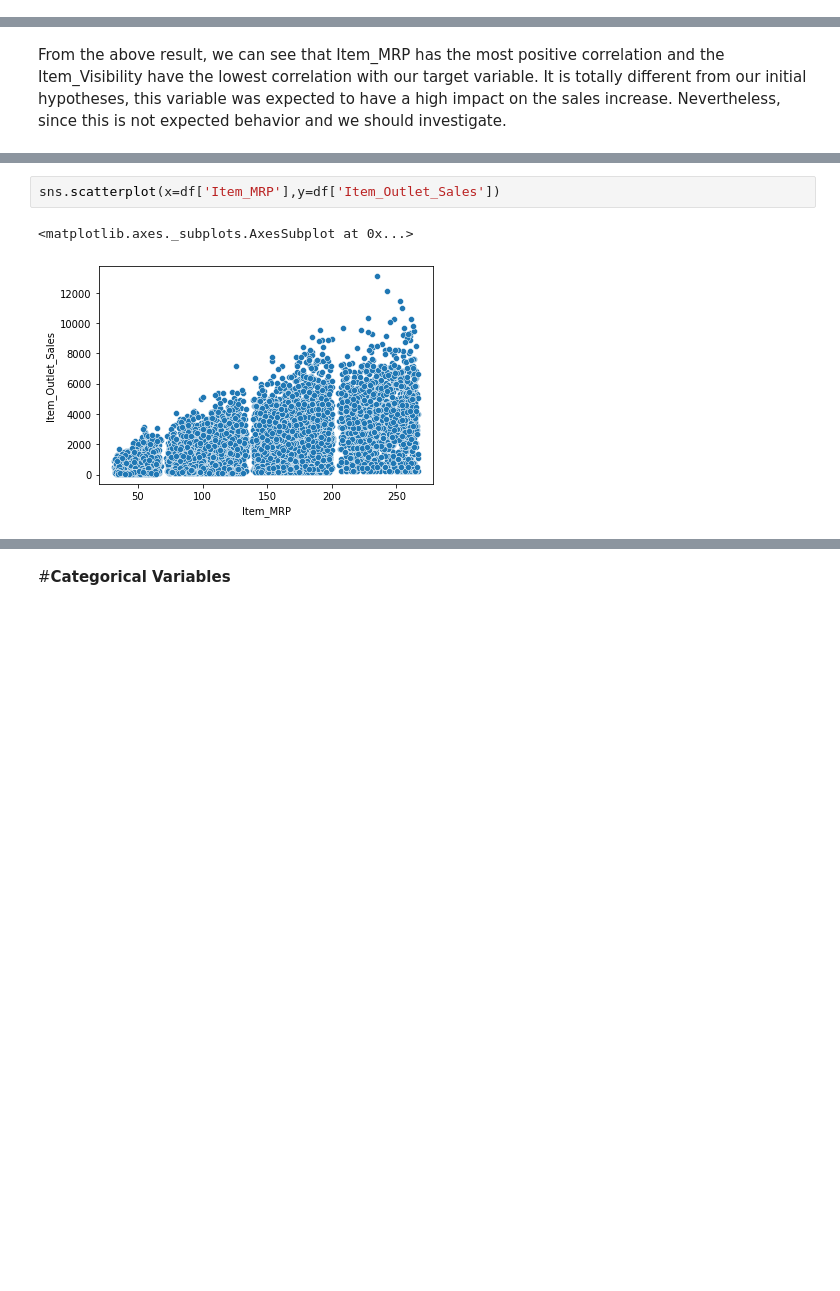
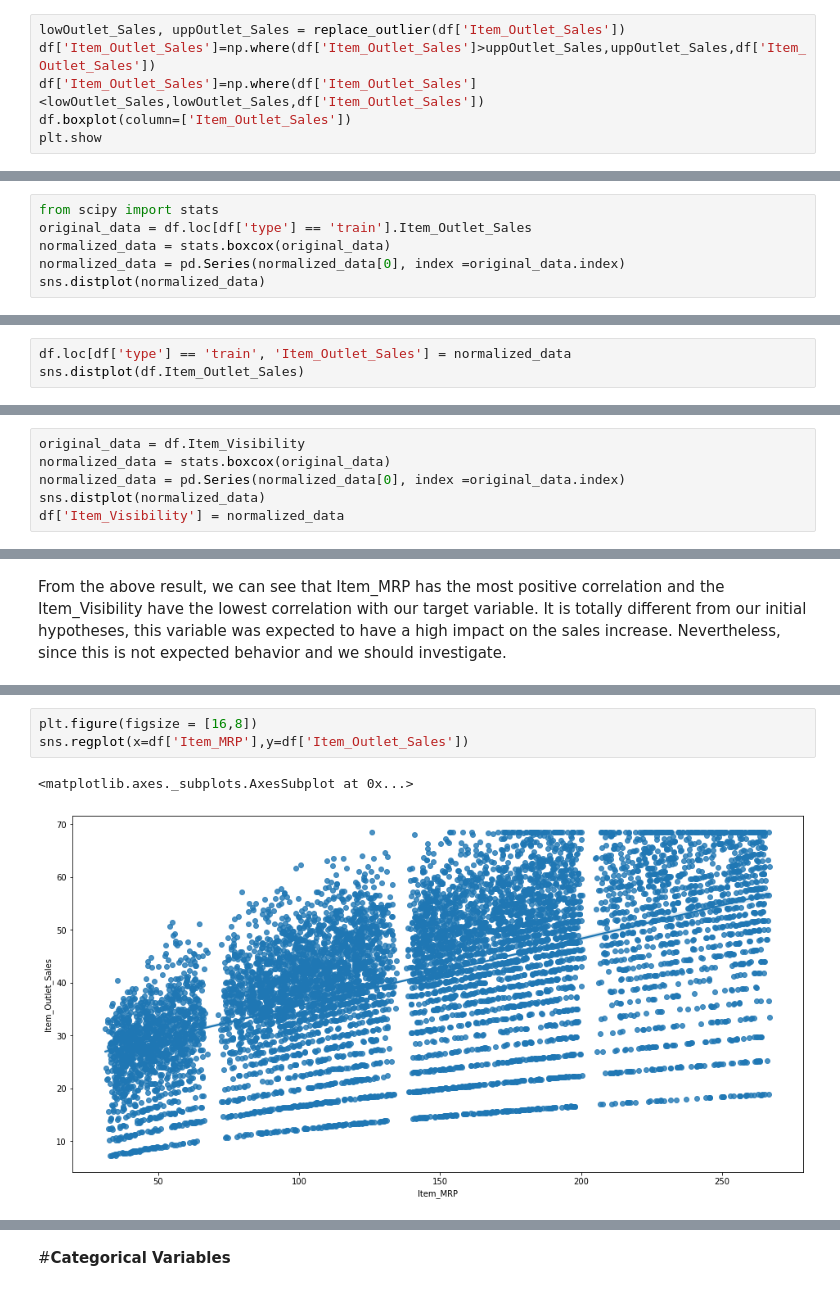
Before and after one commit to ABDELLAH-Hallou/BigMart-outlet-sales-prediction, a Jupyter notebook: BigMart_outlet_sales_prediction.ipynb, the cells around one changed output, grey strips where cells are left out. Drawn from its saved outputs; the diff is of its cells as text; blank space fills up the shorter version.

```diff
--- a/BigMart_outlet_sales_prediction.ipynb
+++ b/BigMart_outlet_sales_prediction.ipynb
@@ -676,0 +670,6 @@ plt.show
+# %%
+lowOutlet_Sales, uppOutlet_Sales = replace_outlier(df['Item_Outlet_Sales'])
+df['Item_Outlet_Sales']=np.where(df['Item_Outlet_Sales']>uppOutlet_Sales,uppOutlet_Sales,df['Item_Outlet_Sales'])
+df['Item_Outlet_Sales']=np.where(df['Item_Outlet_Sales']<lowOutlet_Sales,lowOutlet_Sales,df['Item_Outlet_Sales'])
+df.boxplot(column=['Item_Outlet_Sales'])
+plt.show
@@ -683,0 +700,6 @@ sns.distplot(df.Item_Outlet_Sales)
+# %%
+from scipy import stats
+original_data = df.loc[df['type'] == 'train'].Item_Outlet_Sales
+normalized_data = stats.boxcox(original_data)
+normalized_data = pd.Series(normalized_data[0], index =original_data.index)
+sns.distplot(normalized_data)
@@ -683,0 +709,3 @@ sns.distplot(df.Item_Outlet_Sales)
+# %%
+df.loc[df['type'] == 'train', 'Item_Outlet_Sales'] = normalized_data
+sns.distplot(df.Item_Outlet_Sales)
@@ -688,0 +722,6 @@ sns.distplot(df.Item_Visibility)
+# %%
+original_data = df.Item_Visibility
+normalized_data = stats.boxcox(original_data)
+normalized_data = pd.Series(normalized_data[0], index =original_data.index)
+sns.distplot(normalized_data)
+df['Item_Visibility'] = normalized_data
@@ -759,6 +800,7 @@ sns.heatmap(corr, annot = True, square = True)
 # %%
-sns.scatterplot(x=df['Item_MRP'],y=df['Item_Outlet_Sales'])
+plt.figure(figsize = [16,8])
+sns.regplot(x=df['Item_MRP'],y=df['Item_Outlet_Sales'])
 # %% [output]
 <matplotlib.axes._subplots.AxesSubplot at 0x...>
-[figure, old version]
+[figure, new version]
 # %%
```
Also changed, not shown: parts of 42 cells of this notebook.
